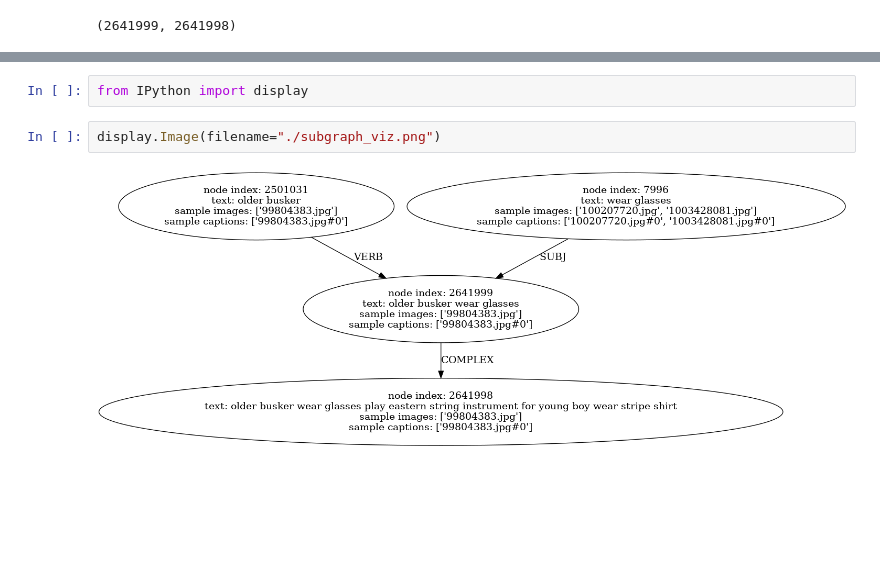
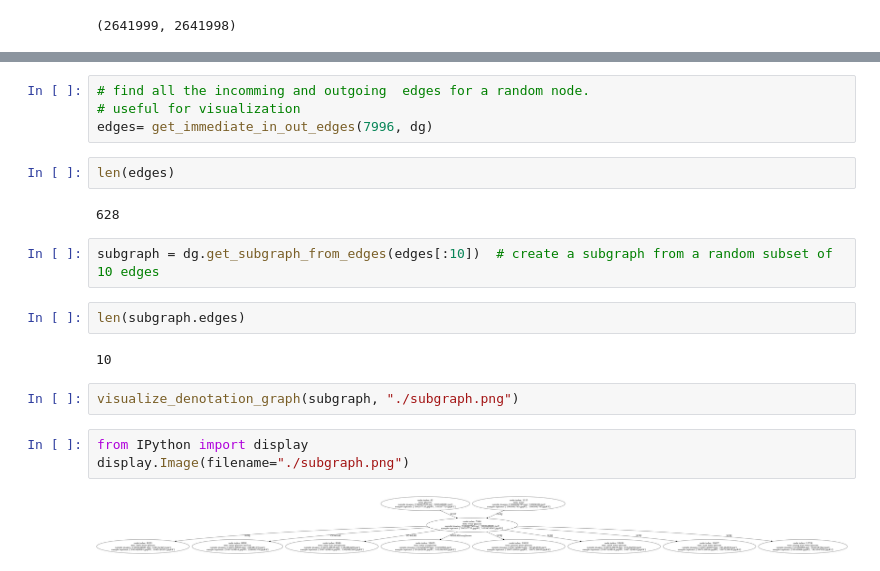
Before and after one commit to Abhijit-2592/dgs, a Jupyter notebook: notebooks/using_denotation_graph.ipynb, the cells around one changed output, grey strips where cells are left out. Cells and saved outputs as stored; diff of their text form; blank space fills up the shorter version.

Commit message:
removed tqdm in  visualize graph  and added a better example for visualization

```diff
--- a/notebooks/using_denotation_graph.ipynb
+++ b/notebooks/using_denotation_graph.ipynb
@@ -165,6 +143,21 @@ visualize_denotation_graph(subgraph, "./subgraph_viz.png")
+# %%
+# find all the incomming and outgoing  edges for a random node.
+# useful for visualization
+edges= get_immediate_in_out_edges(7996, dg)
+# %%
+len(edges)
+# %% [output]
+628
+# %%
+subgraph = dg.get_subgraph_from_edges(edges[:10])  # create a subgraph from a random subset of 10 edges
+# %%
+len(subgraph.edges)
+# %% [output]
+10
+# %%
+visualize_denotation_graph(subgraph, "./subgraph.png")
 # %%
 from IPython import display
+display.Image(filename="./subgraph.png")
+# %% [output]
+[figure, added]
-# %%
-display.Image(filename="./subgraph_viz.png")
-# %% [output]
-[figure, removed]
```
Also changed, not shown: parts of 8 cells of this notebook, 1 other file.
